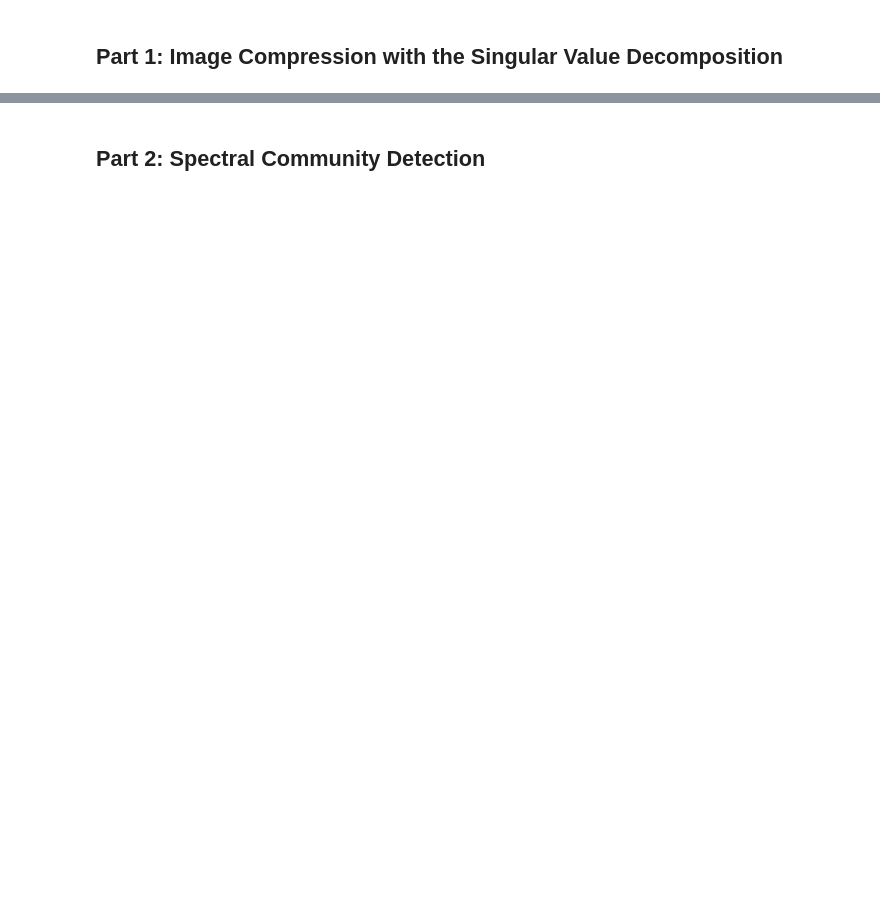
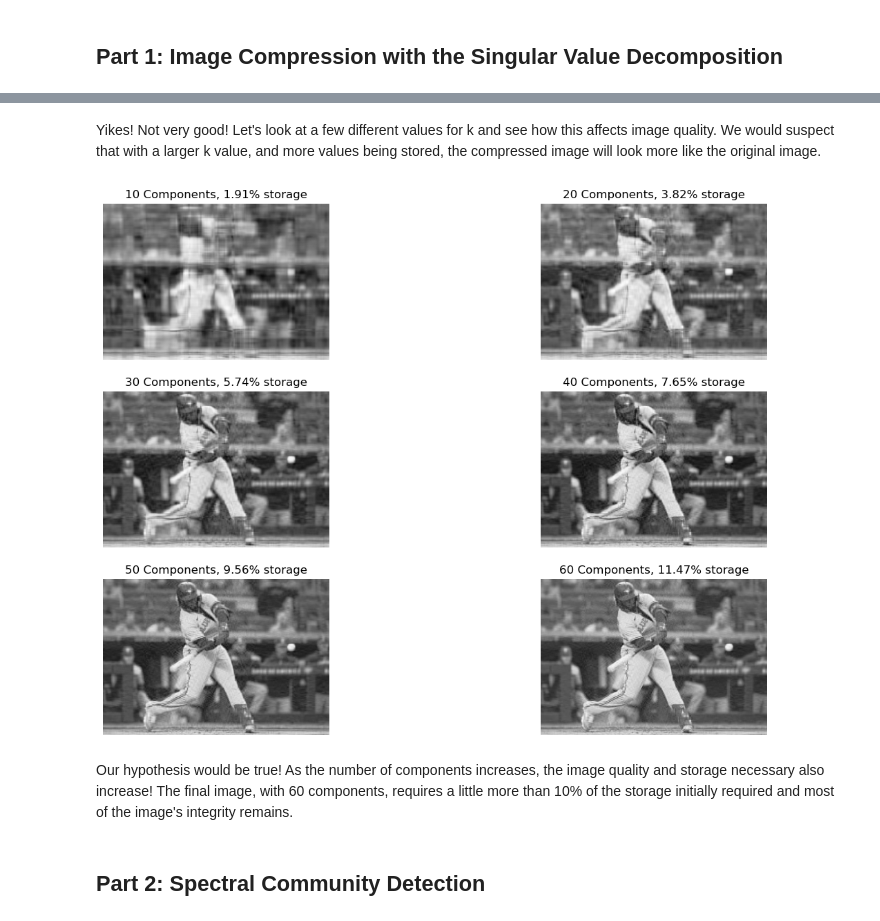
Before and after one commit to davidmbyrne/davidmbyrne.github.io, a Jupyter notebook: posts/unsupervised-learning/index.ipynb, the cells around one changed output, grey strips where cells are left out. Saved outputs shown, nothing was run; the diff lists cells and outputs as text; code cells hidden in the pictures; blank space fills up the shorter version.

```diff
--- a/posts/unsupervised-learning/index.ipynb
+++ b/posts/unsupervised-learning/index.ipynb
@@ -56,2 +46,10 @@ compare_images(grey_img, a)
+# %% [markdown]
+Yikes! Not very good! Let's look at a few different values for k and see how this affects image quality. We would suspect that with a larger k value, and more values being stored, the compressed image will look more like the original image.
+# %%
+svd_experiment(grey_img)
+# %% [output]
+[figure, added]
+# %% [markdown]
+Our hypothesis would be true! As the number of components increases, the image quality and storage necessary also increase! The final image, with 60 components, requires a little more than 10% of the storage initially required and most of the image's integrity remains.
 # %% [markdown]
 ## Part 2: Spectral Community Detection
```
Also changed, not shown: parts of 23 cells of this notebook, 13 other files.
